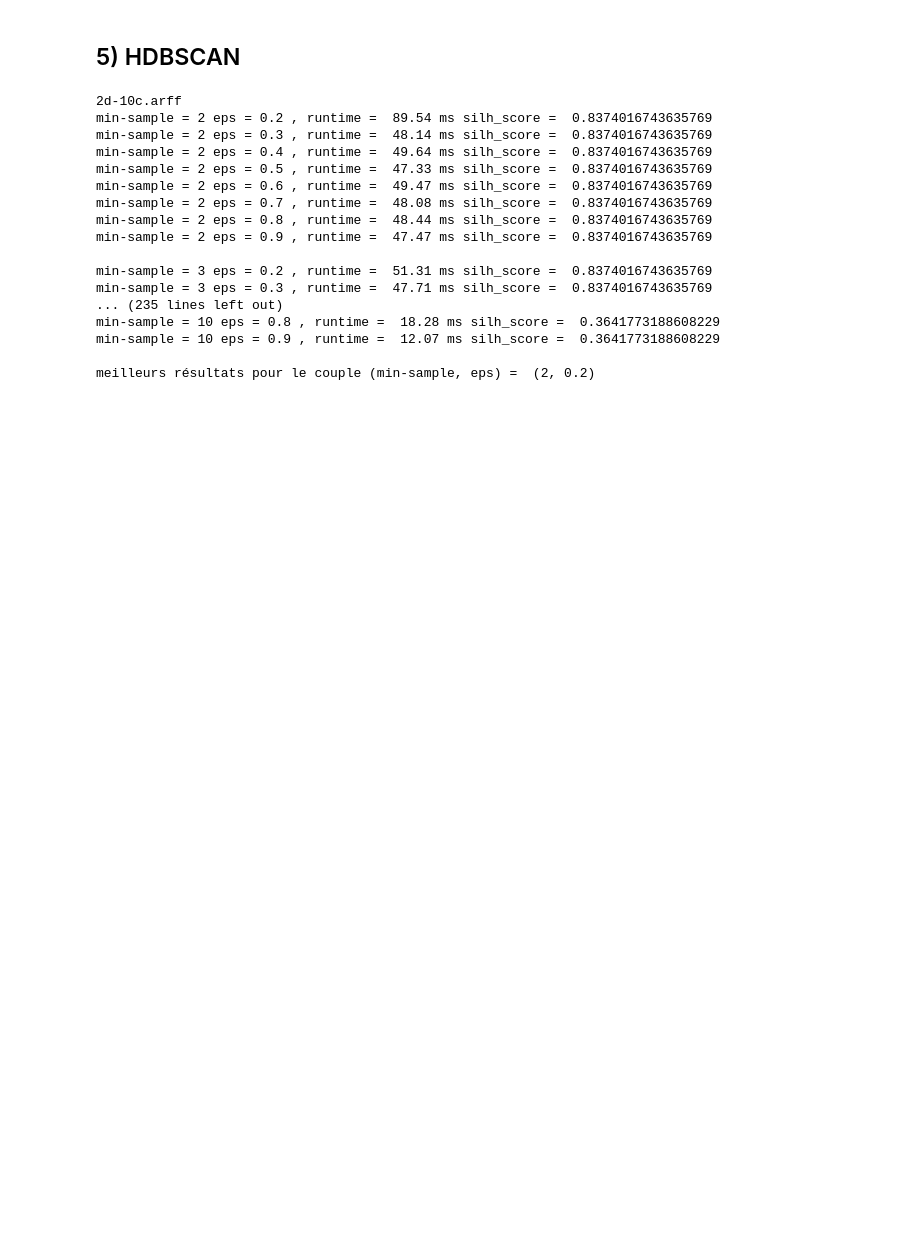
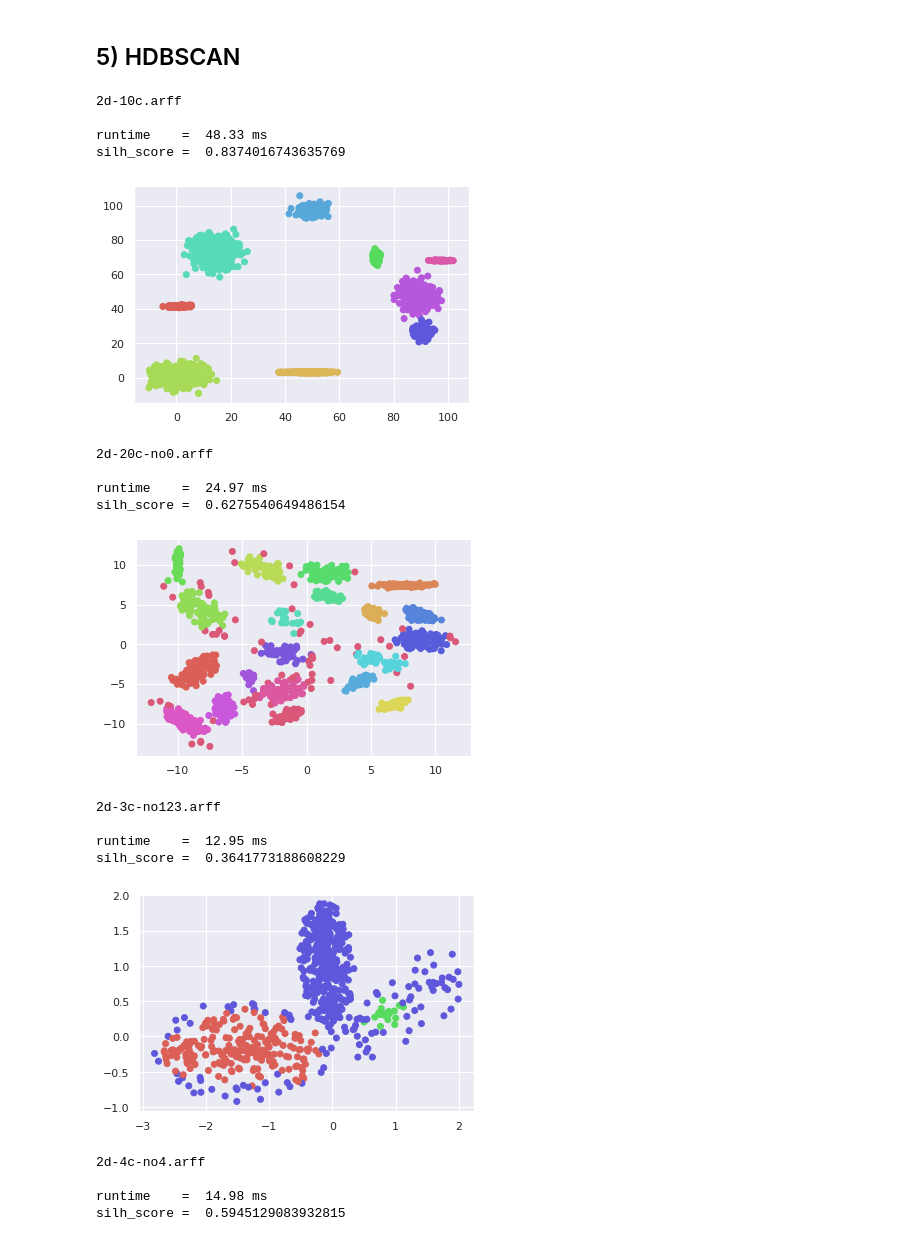
Before and after one commit to usernamedjpris/TP-apprentissage, a Jupyter notebook: TP1 - Clustering.ipynb, the cells around one changed output. Cells and saved outputs as stored; diff of their text form; code cells hidden in the pictures; blank space fills up the shorter version.

```diff
--- a/TP1 - Clustering.ipynb
+++ b/TP1 - Clustering.ipynb
@@ -277,43 +306,59 @@ for f in Files[:3] :
 # %%
 colormap=np.array(['Red','green','blue'])
 
-for f in Files[:3] :
+for f in Files[:4] :
     if f not in ["3MC.arff","DS-577.arff","DS-850.arff"]:
         print(f)
         data_brutes = arff.loadarff(open(f,'r'))[0]
         X,Y = [x[0] for x in data_brutes],[x[1] for x in data_brutes]
         data = np.array([(x[0],x[1]) for x in data_brutes])
         params = []
         silhs = []
-        for ms in range(2,11):
-            for eps_i in range(2,10):
+        #for ms in range(2,11):
+            #for eps_i in range(2,10):
+        for ms in range(2,3):           #boucles inutiles pour l'instant : on optimise sur quels paramètres ? (sur DBSCAN il y avait ms et eps)
+            for eps_i in range(2,3):
                 eps = eps_i/10
                 tps1 = time.time()
                 model = hdbscan.HDBSCAN(min_cluster_size=10)#(eps=eps,min_samples=ms, metric='euclidean', metric_params=None, algorithm='auto', leaf_size=30, p=None, n_jobs=None).fit(data)
-                labels = model.fit_predict(data)
+                model.fit_predict(data)
                 tps2 = time.time()
                 silh = metrics.silhouette_score(data, model.labels_, metric='euclidean')
-                print("min-sample =",ms,"eps =",eps,", runtime = ", round((tps2 - tps1)*1000,2),"ms","silh_score = ",silh)
                 params.append((ms,eps))
                 silhs.append(silh)
             print()
-        print("meilleurs résultats pour le couple (min-sample, eps) = ",params[np.argmax(silhs)])
-        print()
+        max_param = params[np.argmax(silhs)]
+
+        #cmap = plt.cm.get_cmap("hsv", 3)
+        model = hdbscan.HDBSCAN(min_cluster_size=10)#(eps=eps,min_samples=ms, metric='euclidean', metric_params=None, algorithm='auto', leaf_size=30, p=None, n_jobs=None).fit(data)
+        model.fit_predict(data)
+        silh = metrics.silhouette_score(data, model.labels_, metric='euclidean')
+        print("runtime    = ", round((tps2 - tps1)*1000,2),"ms","\nsilh_score = ",silh)
+
+        palette = sns.color_palette("hls", np.max(model.labels_)+1)
+        #cluster_colors = [sns.desaturate(palette[col], sat)
+                          #if col >= 0 else (0.5, 0.5, 0.5)
+        #                  for col, sat in zip(model.labels_, model.probabilities_)]
+        cluster_colors = [palette[col] for col in model.labels_]
+        plt.scatter(data.T[0], data.T[1], c=cluster_colors)
+        plt.show()
 # %% [output]
 2d-10c.arff
-min-sample = 2 eps = 0.2 , runtime =  89.54 ms silh_score =  0.8374016743635769
-min-sample = 2 eps = 0.3 , runtime =  48.14 ms silh_score =  0.8374016743635769
-min-sample = 2 eps = 0.4 , runtime =  49.64 ms silh_score =  0.8374016743635769
-min-sample = 2 eps = 0.5 , runtime =  47.33 ms silh_score =  0.8374016743635769
-min-sample = 2 eps = 0.6 , runtime =  49.47 ms silh_score =  0.8374016743635769
-min-sample = 2 eps = 0.7 , runtime =  48.08 ms silh_score =  0.8374016743635769
-min-sample = 2 eps = 0.8 , runtime =  48.44 ms silh_score =  0.8374016743635769
-min-sample = 2 eps = 0.9 , runtime =  47.47 ms silh_score =  0.8374016743635769
 
-min-sample = 3 eps = 0.2 , runtime =  51.31 ms silh_score =  0.8374016743635769
-min-sample = 3 eps = 0.3 , runtime =  47.71 ms silh_score =  0.8374016743635769
-... (235 lines left out)
-min-sample = 10 eps = 0.8 , runtime =  18.28 ms silh_score =  0.3641773188608229
-min-sample = 10 eps = 0.9 , runtime =  12.07 ms silh_score =  0.3641773188608229
-
-meilleurs résultats pour le couple (min-sample, eps) =  (2, 0.2)
+runtime    =  48.33 ms
+silh_score =  0.8374016743635769
+[figure, added]
+2d-20c-no0.arff
+
+runtime    =  24.97 ms
+silh_score =  0.6275540649486154
+[figure, added]
+2d-3c-no123.arff
+
+runtime    =  12.95 ms
+silh_score =  0.3641773188608229
+[figure, added]
+2d-4c-no4.arff
+
+runtime    =  14.98 ms
+silh_score =  0.5945129083932815
```
Also changed, not shown: parts of 6 cells of this notebook.
